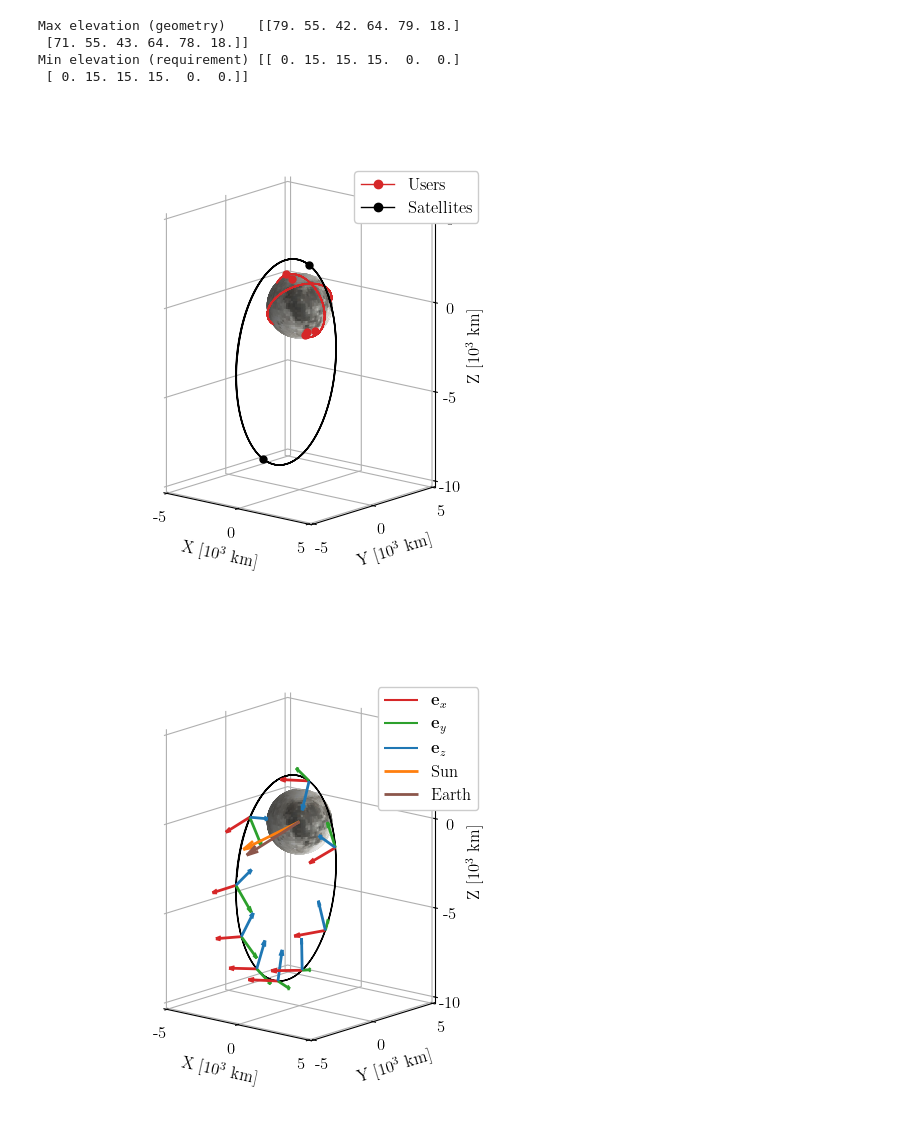
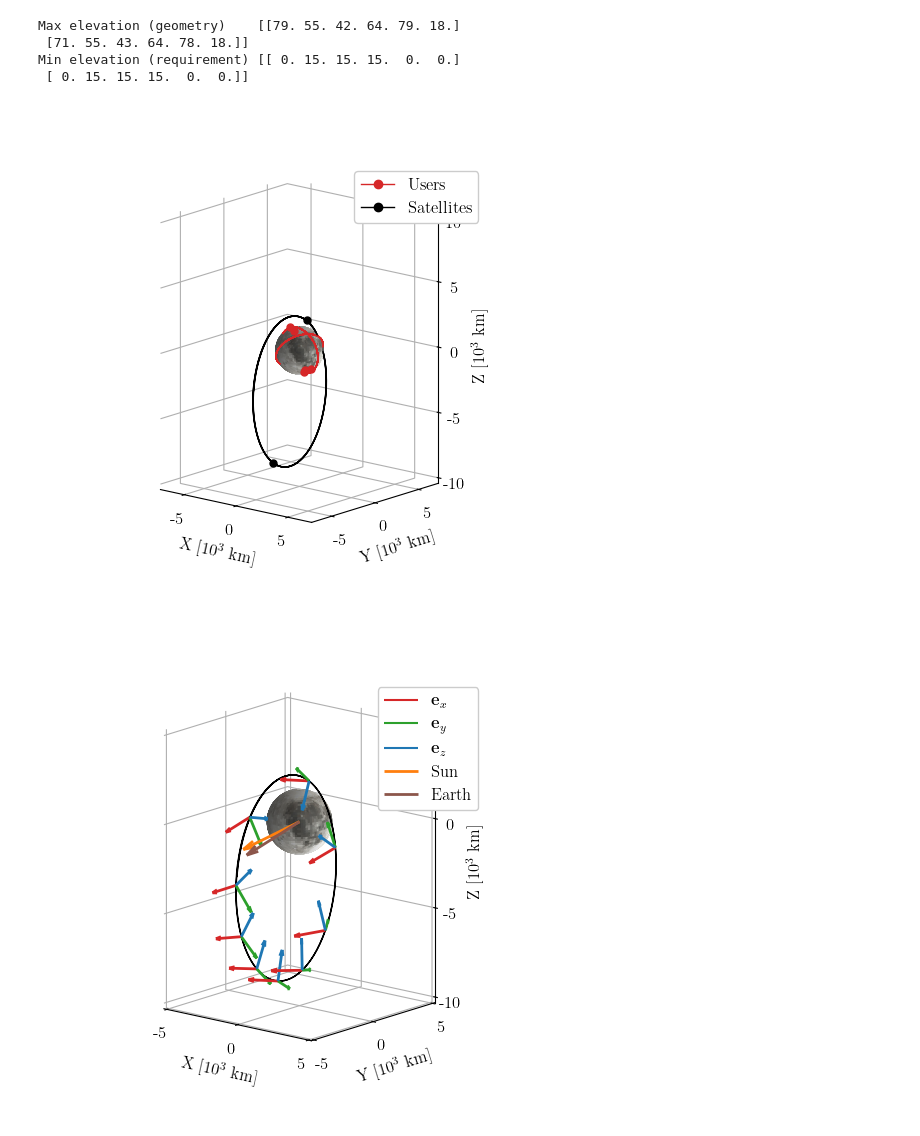
Before and after one commit to Stanford-NavLab/LuPNT, a Jupyter notebook: examples/projects/pnt-scheduling/python/main_AA229.ipynb, the cells around one changed output. Cells and saved outputs as stored; diff of their text form; code cells hidden in the pictures.

```diff
--- a/examples/projects/pnt-scheduling/python/main_AA229.ipynb
+++ b/examples/projects/pnt-scheduling/python/main_AA229.ipynb
@@ -305,12 +291,12 @@ Min elevation (requirement) [[ 0. 15. 15. 15.  0.  0.]
  [ 0. 15. 15. 15.  0.  0.]]
 # %%
 plt.rcParams.update({"font.size": 12})
-plotting.plot_satellites_users(
-    rv_moon_sat_mi, rv_moon_user_mi, rv_moon_earth_mi, rv_moon_sun_mi, user_type
+fig = plotting.plot_satellites_users(
+    rv_moon_sat_mi, rv_moon_user_mi, rv_moon_earth_mi, rv_moon_sun_mi, user_type, elev=15, azim=-50
 )
 plt.savefig(os.path.join(figures_path, "satellite_users.pdf"))
 plt.show()
 # %% [output]
-[figure, old version]
+[figure, new version]
 # %%
 # Attitude
```
Also changed, not shown: parts of 6 cells of this notebook, 19 other files.
